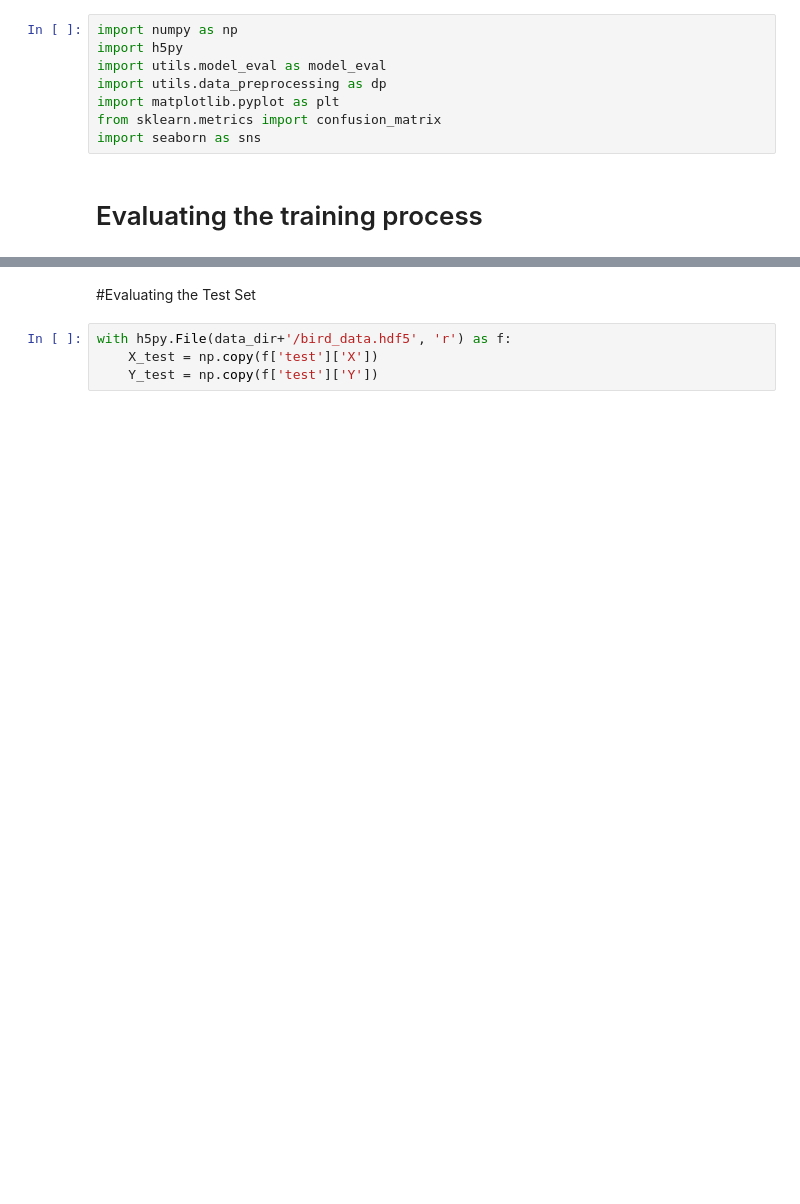
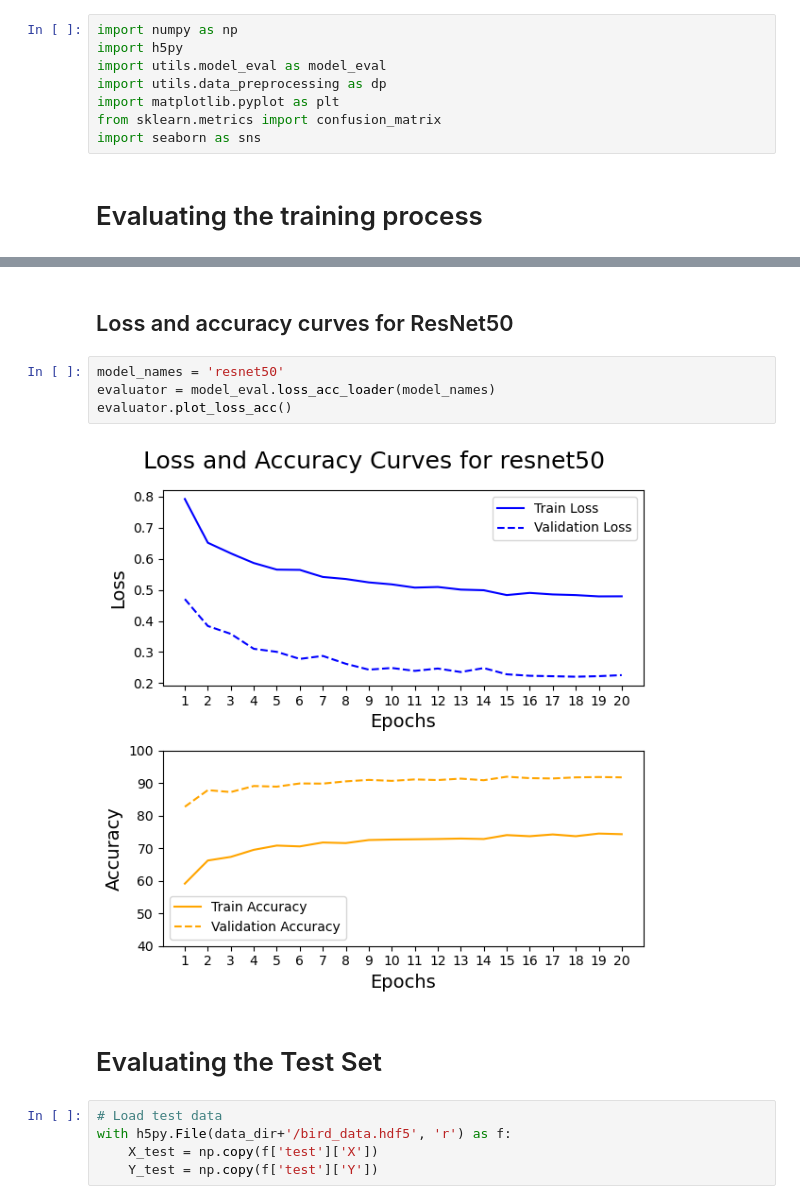
Before and after one commit to jgbeni/BirdPics, a Jupyter notebook: N3_model_evaluation.ipynb, the cells around one changed output, grey strips where cells are left out. Drawn from its saved outputs; the diff is of its cells as text; blank space fills up the shorter version.

```diff
--- a/N3_model_evaluation.ipynb
+++ b/N3_model_evaluation.ipynb
@@ -38,6 +43,15 @@ model_names = ['vgg16','vgg19','resnet50']
+# %% [markdown]
+## Loss and accuracy curves for ResNet50
+# %%
+model_names = 'resnet50'
+evaluator = model_eval.loss_acc_loader(model_names)
+evaluator.plot_loss_acc()
+# %% [output]
+[figure, added]
 # %% [markdown]
-#Evaluating the Test Set
+# Evaluating the Test Set
 # %%
+# Load test data
 with h5py.File(data_dir+'/bird_data.hdf5', 'r') as f:
     X_test = np.copy(f['test']['X'])
     Y_test = np.copy(f['test']['Y'])
```
Also changed, not shown: parts of 11 cells of this notebook, 2 other files.
